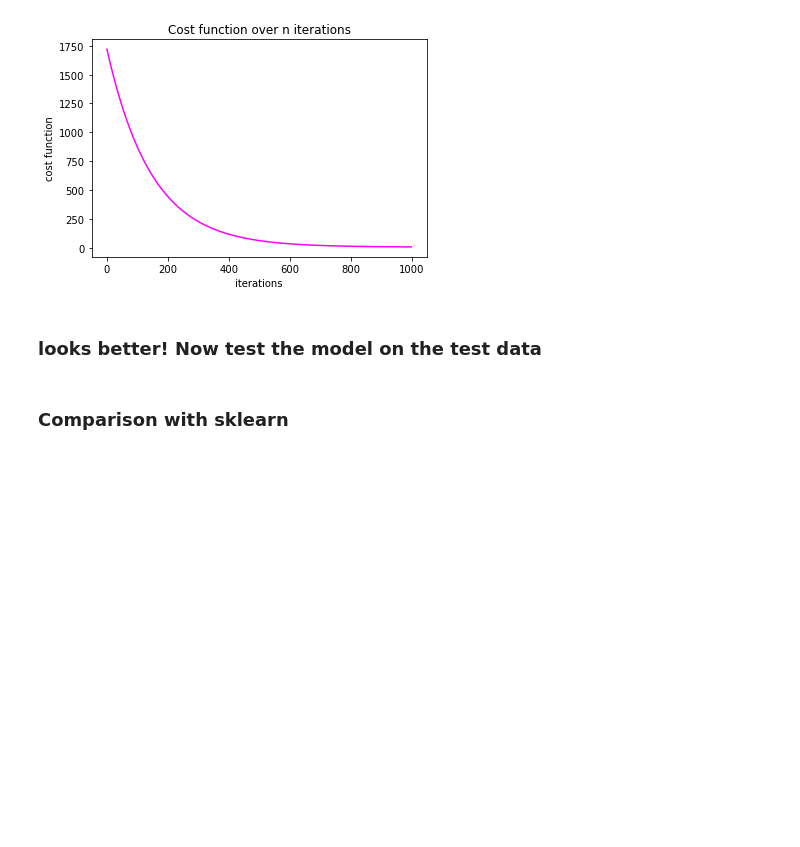
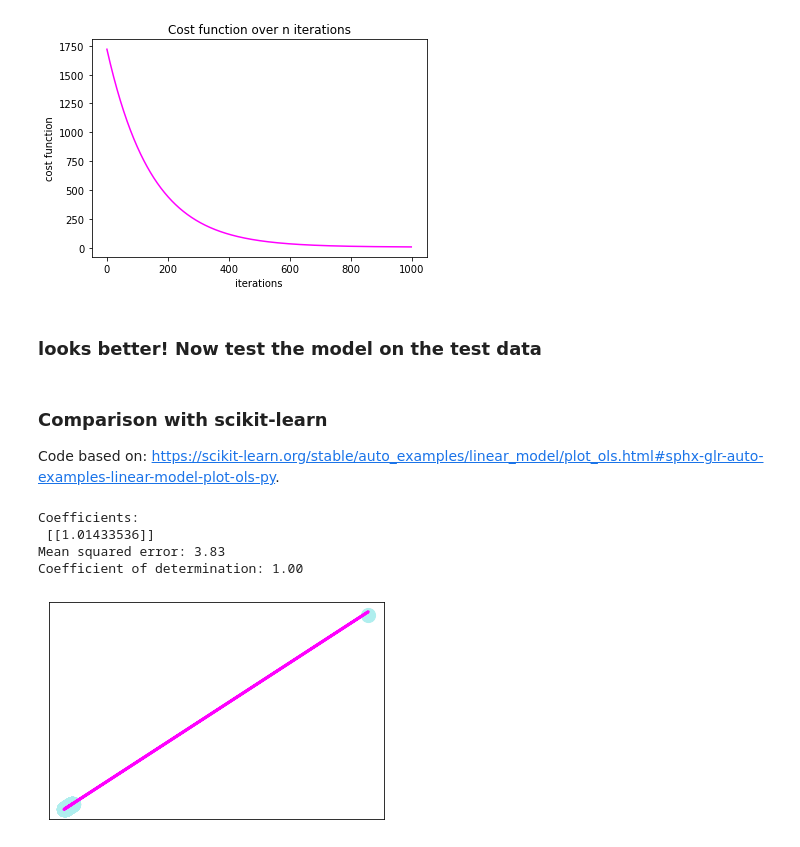
Before and after one commit to reascr/Practice, a Jupyter notebook: LinearRegression/Simple Linear Regression.ipynb, the cells around one changed output. Saved outputs shown, nothing was run; the diff lists cells and outputs as text; code cells hidden in the pictures; blank space fills up the shorter version.

Commit message:
added linear regression with scikit-learn

```diff
--- a/LinearRegression/Simple Linear Regression.ipynb
+++ b/LinearRegression/Simple Linear Regression.ipynb
@@ -204,5 +204,40 @@ Parameters found by gradient descent: w=0.9739522393419257 and b=0.0144601786583
 [figure]
 # %% [markdown]
 ### looks better! Now test the model on the test data
-# %% [markdown]
-### Comparison with sklearn
+# %% [markdown]
+### Comparison with scikit-learn
+Code based on: https://scikit-learn.org/stable/auto_examples/linear_model/plot_ols.html#sphx-glr-auto-examples-linear-model-plot-ols-py.
+# %%
+from sklearn import datasets, linear_model
+from sklearn.metrics import mean_squared_error, r2_score
+
+# Create linear regression object
+regr = linear_model.LinearRegression()
+
+# Train the model using the training sets
+regr.fit(x_train.reshape(-1, 1), y_train.reshape(-1, 1))
+
+# Make predictions using the testing set
+y_pred = regr.predict(x_test.reshape(-1, 1))
+
+# The coefficients
+print("Coefficients: \n", regr.coef_)
+# The mean squared error
+print("Mean squared error: %.2f" % mean_squared_error(y_test, y_pred))
+# The coefficient of determination: 1 is perfect prediction
+print("Coefficient of determination: %.2f" % r2_score(y_test, y_pred))
+
+# Plot outputs
+plt.scatter(x_test, y_test, color="paleturquoise", s=200)
+plt.plot(x_test, y_pred, color="fuchsia", linewidth=3)
+
+plt.xticks(())
+plt.yticks(())
+
+plt.show()
+# %% [output]
+Coefficients:
+ [[1.01433536]]
+Mean squared error: 3.83
+Coefficient of determination: 1.00
+[figure, added]
```
